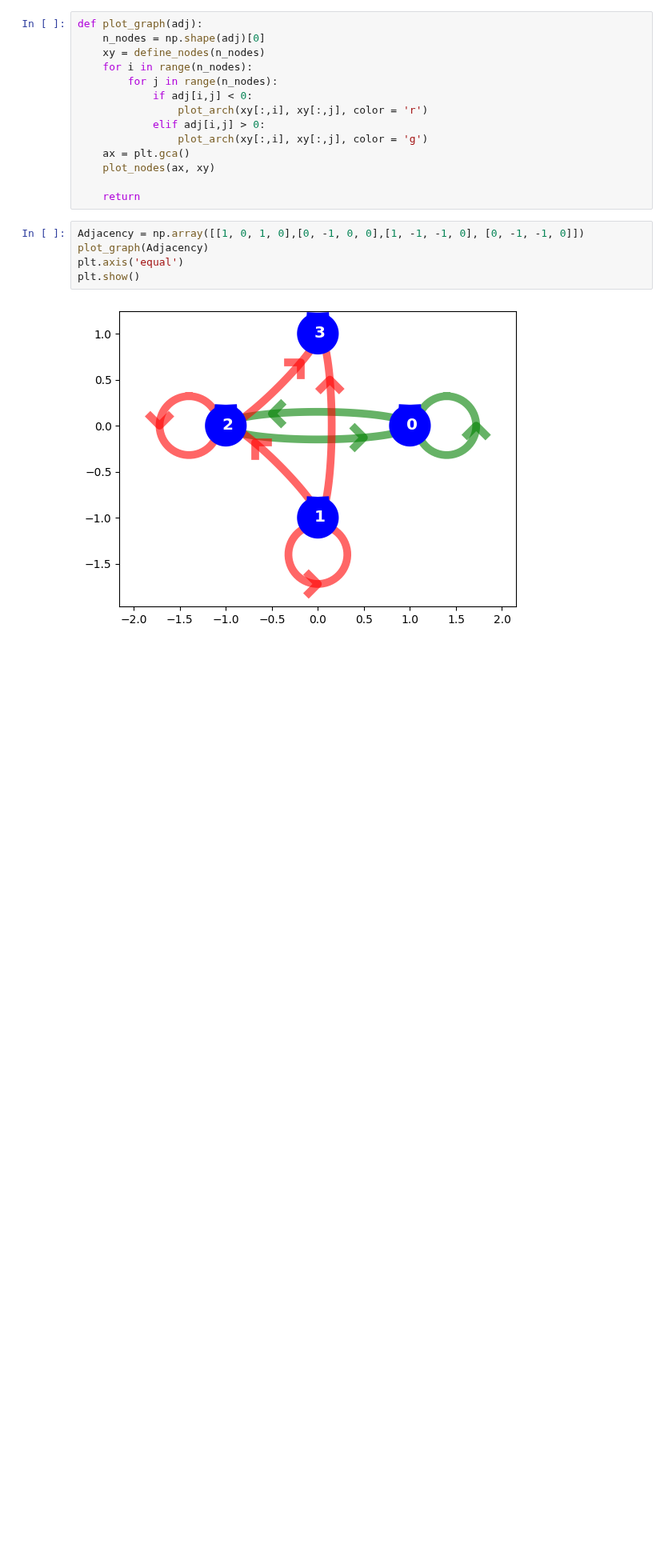
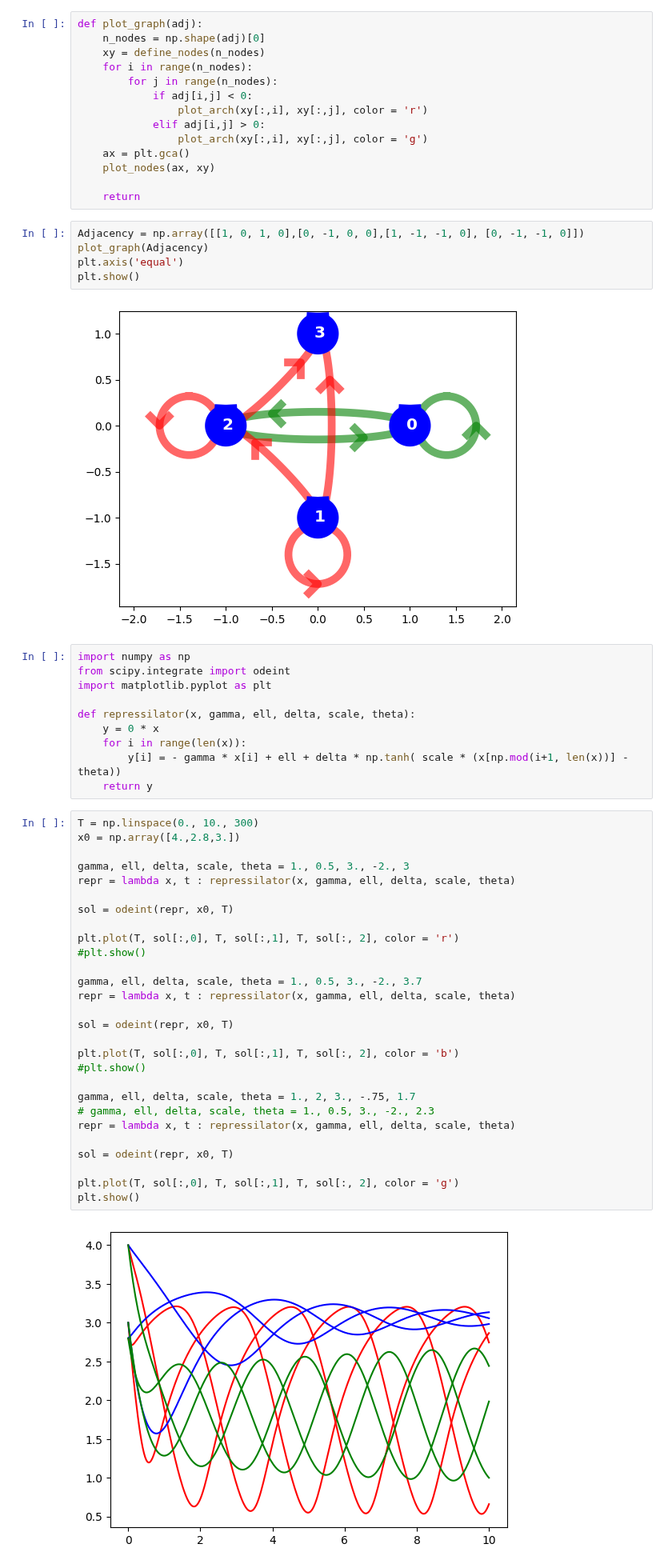
Before and after one commit to elenaquei/BioML, a Jupyter notebook: pictures.ipynb, the cells around one changed output. Shown at 80% size. Drawn from its saved outputs; the diff is of its cells as text; blank space fills up the shorter version.

```diff
--- a/pictures.ipynb
+++ b/pictures.ipynb
@@ -306,3 +306,43 @@ plt.axis('equal')
 plt.show()
 # %% [output]
 [figure]
+# %%
+import numpy as np
+from scipy.integrate import odeint
+import matplotlib.pyplot as plt
+
+def repressilator(x, gamma, ell, delta, scale, theta):
+    y = 0 * x
+    for i in range(len(x)):
+        y[i] = - gamma * x[i] + ell + delta * np.tanh( scale * (x[np.mod(i+1, len(x))] - theta))
+    return y
+# %%
+T = np.linspace(0., 10., 300)
+x0 = np.array([4.,2.8,3.])
+
+gamma, ell, delta, scale, theta = 1., 0.5, 3., -2., 3
+repr = lambda x, t : repressilator(x, gamma, ell, delta, scale, theta)
+
+sol = odeint(repr, x0, T)
+
+plt.plot(T, sol[:,0], T, sol[:,1], T, sol[:, 2], color = 'r')
+#plt.show()
+
+gamma, ell, delta, scale, theta = 1., 0.5, 3., -2., 3.7
+repr = lambda x, t : repressilator(x, gamma, ell, delta, scale, theta)
+
+sol = odeint(repr, x0, T)
+
+plt.plot(T, sol[:,0], T, sol[:,1], T, sol[:, 2], color = 'b')
+#plt.show()
+
+gamma, ell, delta, scale, theta = 1., 2, 3., -.75, 1.7
+# gamma, ell, delta, scale, theta = 1., 0.5, 3., -2., 2.3
+repr = lambda x, t : repressilator(x, gamma, ell, delta, scale, theta)
+
+sol = odeint(repr, x0, T)
+
+plt.plot(T, sol[:,0], T, sol[:,1], T, sol[:, 2], color = 'g')
+plt.show()
+# %% [output]
+[figure, added]
```
Also changed, not shown: 2 other files.
